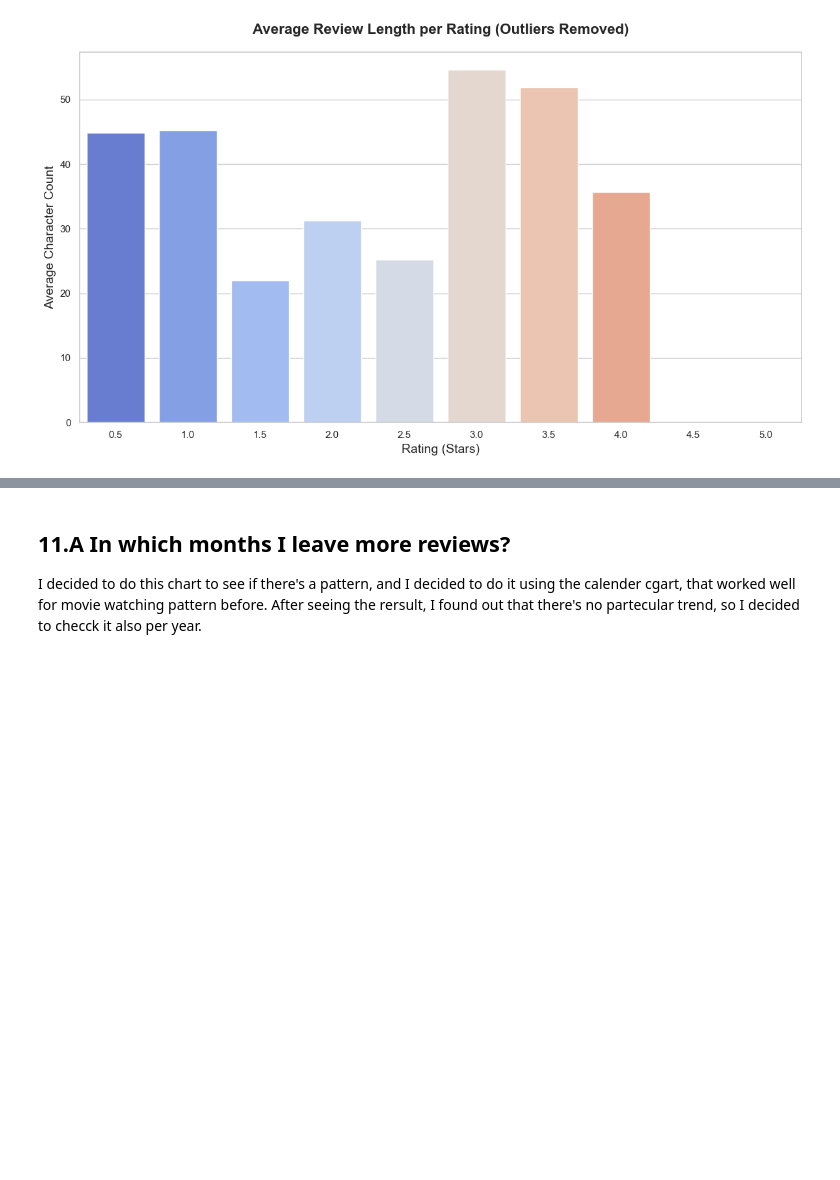
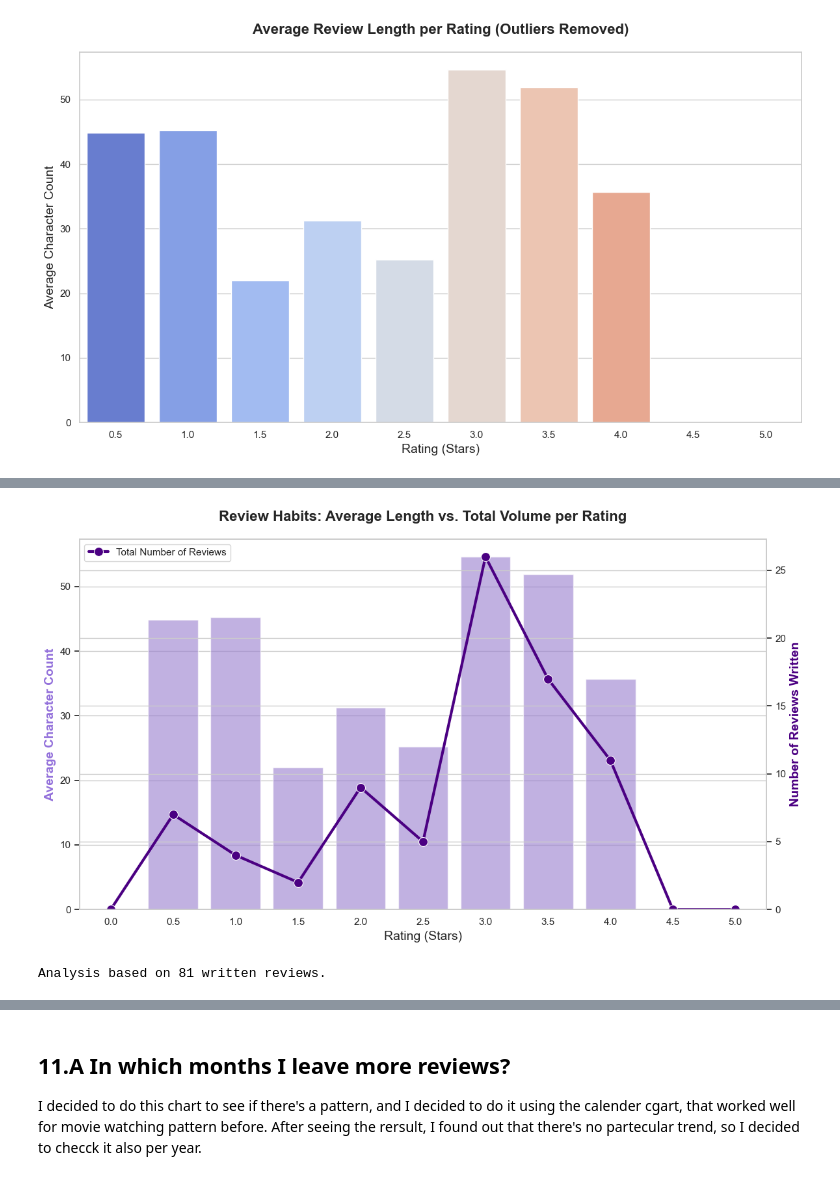
Before and after one commit to Maryamdadras/informoviz, a Jupyter notebook: informoviz.ipynb, the cells around one changed output, grey strips where cells are left out. Cells and saved outputs as stored; diff of their text form; code cells hidden in the pictures; blank space fills up the shorter version.

```diff
--- a/informoviz.ipynb
+++ b/informoviz.ipynb
@@ -689,0 +587,65 @@ Analysis based on 81 written reviews.
+# %%
+
+df = pd.read_csv('Dataset/main_enrichedwithcountry_full.csv')
+
+df_cleaned = df[df['Name'] != 'Hello FatherDog'].copy()
+df_reviews = df_cleaned[df_cleaned['Review'].notna() & (df_cleaned['Review'].str.strip() != '')].copy()
+df_reviews['Review Length'] = df_reviews['Review'].str.len()
+
+grouped_data = df_reviews.groupby('Rating').agg(
+    Avg_Length=('Review Length', 'mean'),
+    Review_Count=('Review Length', 'count')
+).reset_index()
+
+rating_scale = [0.0, 0.5, 1.0, 1.5, 2.0, 2.5, 3.0, 3.5, 4.0, 4.5, 5.0]
+all_ratings = pd.DataFrame({'Rating': rating_scale})
+
+merged_data = pd.merge(all_ratings, grouped_data, on='Rating', how='left').fillna(0)
+
+fig, ax1 = plt.subplots(figsize=(12, 7))
+
+# THE BARS (Average Length on the Left Y-Axis)
+sns.barplot(
+    data=df_reviews,
+    x='Rating',
+    y='Review Length',
+    order=rating_scale,
+    color='mediumpurple',
+    alpha=0.6,
+    errorbar=None,
+    estimator='mean',
+    ax=ax1
+)
+ax1.set_ylabel('Average Character Count', fontsize=14, color='mediumpurple', fontweight='bold')
+ax1.set_xlabel('Rating (Stars)', fontsize=14)
+ax1.set_ylim(bottom=0)
+
+#THE LINE (Review Count on the Right Y-Axis)
+ax2 = ax1.twinx()
+
+sns.lineplot(
+    data=merged_data,
+    x=merged_data.index,
+    y='Review_Count',
+    color='indigo',
+    marker='o',
+    linewidth=3,
+    markersize=10,
+    label='Total Number of Reviews',
+    ax=ax2
+)
+ax2.set_ylabel('Number of Reviews Written', fontsize=14, color='indigo', fontweight='bold')
+ax2.set_ylim(bottom=0)
+
+plt.title('Review Habits: Average Length vs. Total Volume per Rating', fontsize=16, fontweight='bold', pad=20)
+
+lines, labels = ax2.get_legend_handles_labels()
+ax2.legend(lines, labels, loc='upper left')
+
+plt.tight_layout()
+plt.show()
+
+print(f"Analysis based on {len(df_reviews)} written reviews.")
+# %% [output]
+[figure, added]
+Analysis based on 81 written reviews.
```
Also changed, not shown: parts of 30 cells of this notebook, 2 other files.
